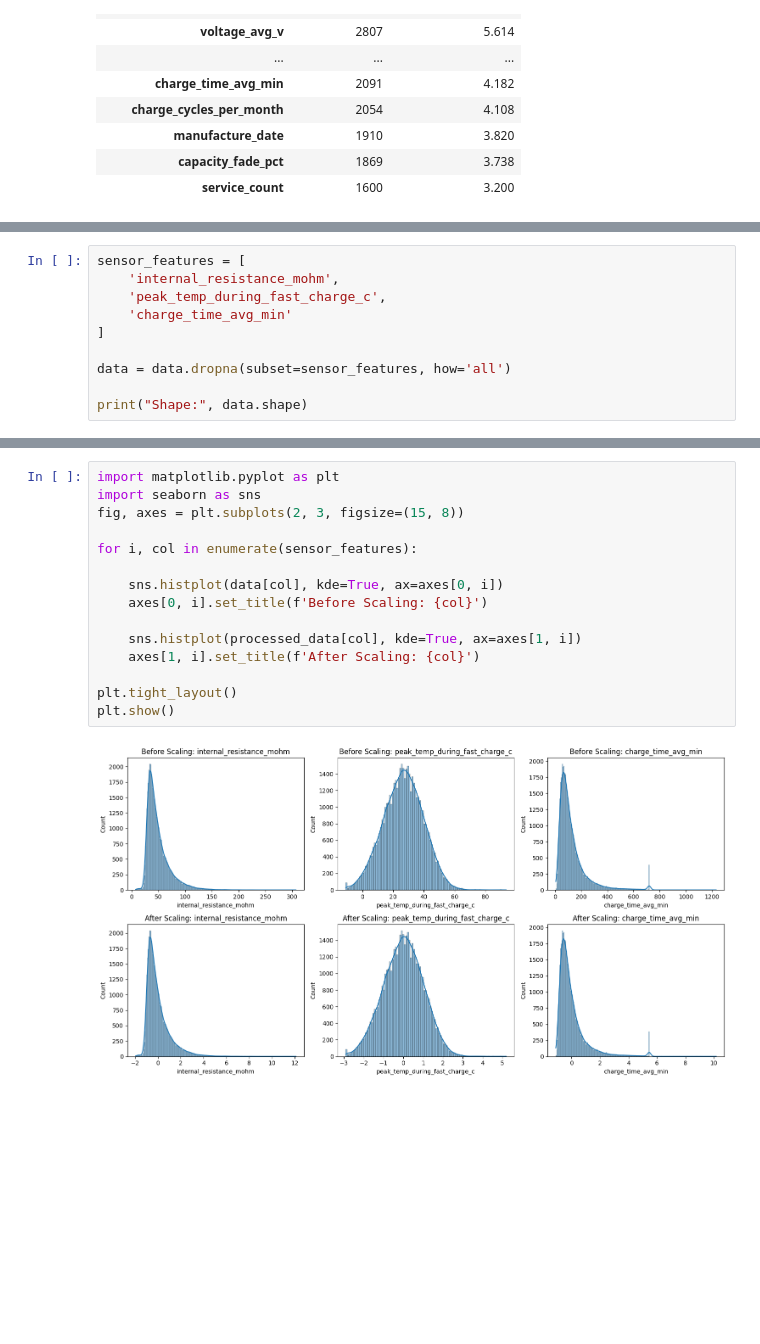
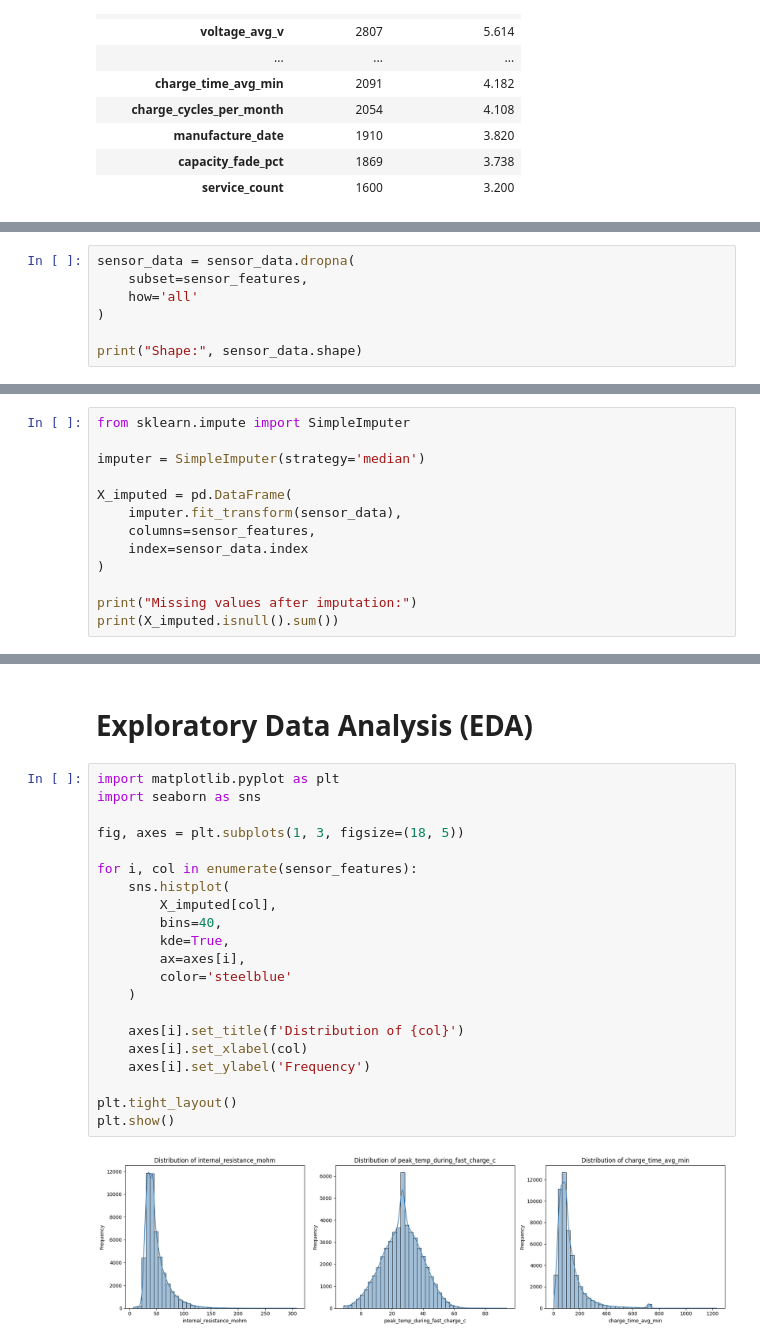
Before and after one commit to pradyumn980/EV-Battery-Anomaly-Detection, a Jupyter notebook: EV_practice.ipynb, the cells around one changed output, grey strips where cells are left out. Drawn from its saved outputs; the diff is of its cells as text; blank space fills up the shorter version.

Commit message:
performed Exploratory Data Analysis and correlation analysis

```diff
--- a/EV_practice.ipynb
+++ b/EV_practice.ipynb
@@ -94,11 +118,8 @@ display(missing_df[missing_df['Missing Count'] > 0]
 # %%
-sensor_features = [
-    'internal_resistance_mohm',
-    'peak_temp_during_fast_charge_c',
-    'charge_time_avg_min'
-]
+sensor_data = sensor_data.dropna(
+    subset=sensor_features,
+    how='all'
+)
 
-data = data.dropna(subset=sensor_features, how='all')
-
-print("Shape:", data.shape)
+print("Shape:", sensor_data.shape)
 # %% [output]
@@ -105,0 +127,13 @@ Shape: (49997, 35)
+# %%
+from sklearn.impute import SimpleImputer
+
+imputer = SimpleImputer(strategy='median')
+
+X_imputed = pd.DataFrame(
+    imputer.fit_transform(sensor_data),
+    columns=sensor_features,
+    index=sensor_data.index
+)
+
+print("Missing values after imputation:")
+print(X_imputed.isnull().sum())
@@ -155,17 +194,25 @@ Statistical summary:
+# %% [markdown]
+# **Exploratory Data Analysis (EDA)**
 # %%
 import matplotlib.pyplot as plt
 import seaborn as sns
-fig, axes = plt.subplots(2, 3, figsize=(15, 8))
+
+fig, axes = plt.subplots(1, 3, figsize=(18, 5))
 
 for i, col in enumerate(sensor_features):
+    sns.histplot(
+        X_imputed[col],
+        bins=40,
+        kde=True,
+        ax=axes[i],
+        color='steelblue'
+    )
 
-    sns.histplot(data[col], kde=True, ax=axes[0, i])
-    axes[0, i].set_title(f'Before Scaling: {col}')
-
-    sns.histplot(processed_data[col], kde=True, ax=axes[1, i])
-    axes[1, i].set_title(f'After Scaling: {col}')
+    axes[i].set_title(f'Distribution of {col}')
+    axes[i].set_xlabel(col)
+    axes[i].set_ylabel('Frequency')
 
 plt.tight_layout()
 plt.show()
 # %% [output]
-[figure, old version]
+[figure, new version]
```
Also changed, not shown: parts of 13 cells of this notebook.
